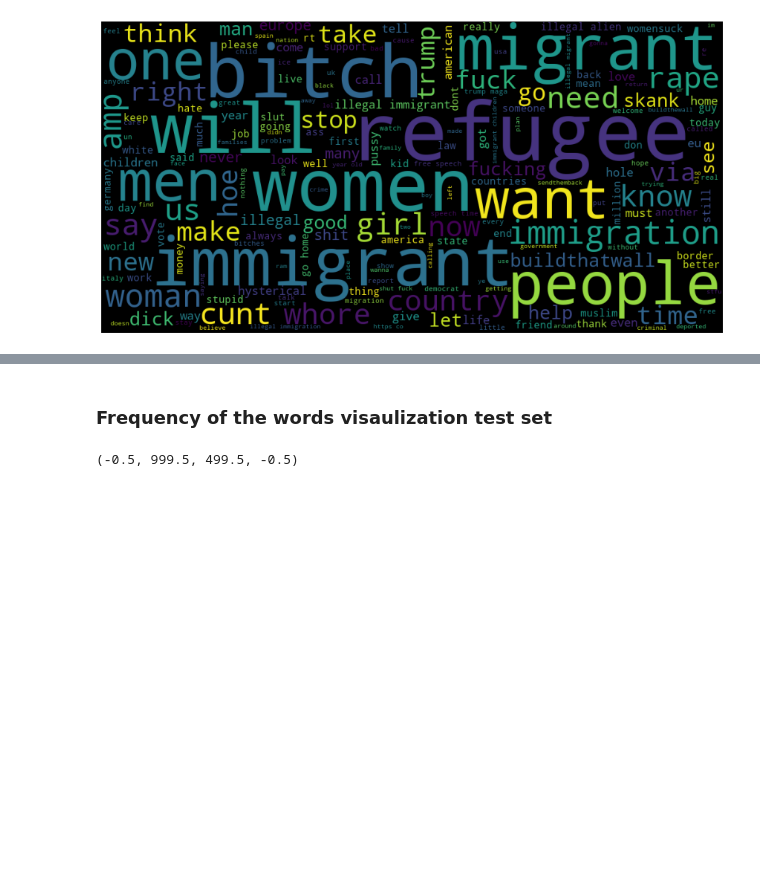
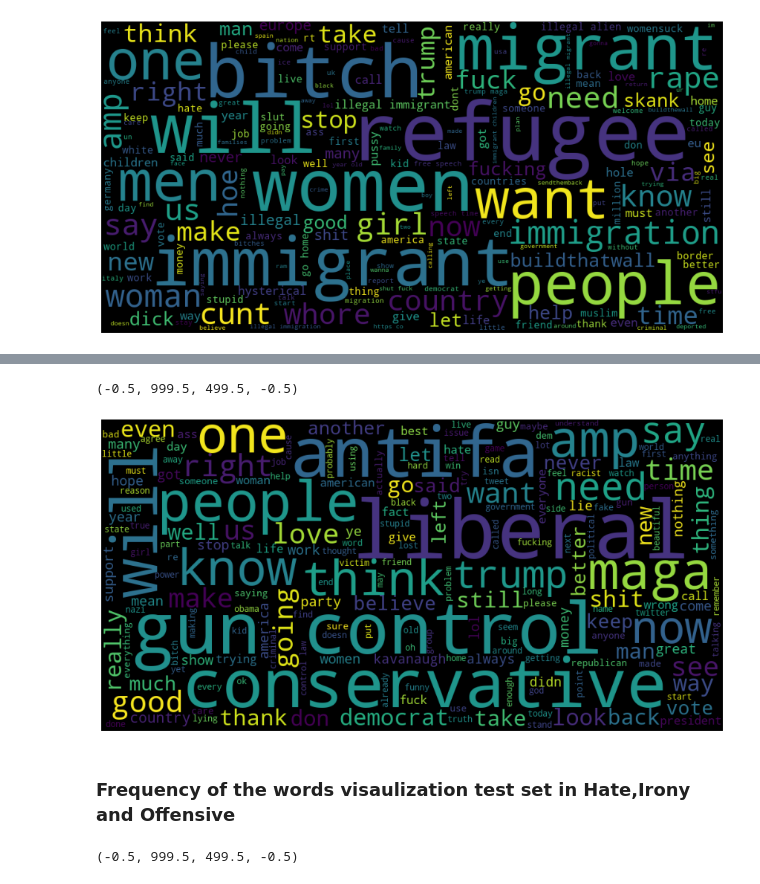
Before and after one commit to sudeep93/CE888, a Jupyter notebook: CE888project/tweetDetect.ipynb, the cells around one changed output, grey strips where cells are left out. Cells and saved outputs as stored; diff of their text form; code cells hidden in the pictures; blank space fills up the shorter version.

```diff
--- a/CE888project/tweetDetect.ipynb
+++ b/CE888project/tweetDetect.ipynb
@@ -213,3 +164,13 @@ plt.axis("off")
+# %%
+majorwords=' '.join([twt for twt in offensive_train['tweets']])
+majorwords=WordCloud(width=1000,height=500,random_state=32,max_font_size=130).generate(majorwords)
+# plt.imshow(majorwords,interpolation='bilinear')
+plt.figure(figsize=(15,8))
+plt.imshow(majorwords)
+plt.axis("off")
+# %% [output]
+(-0.5, 999.5, 499.5, -0.5)
+[figure, added]
 # %% [markdown]
-### Frequency of the words visaulization test set
+### Frequency of the words visaulization test set in Hate,Irony and Offensive
 # %%
```
Also changed, not shown: parts of 13 cells of this notebook.
